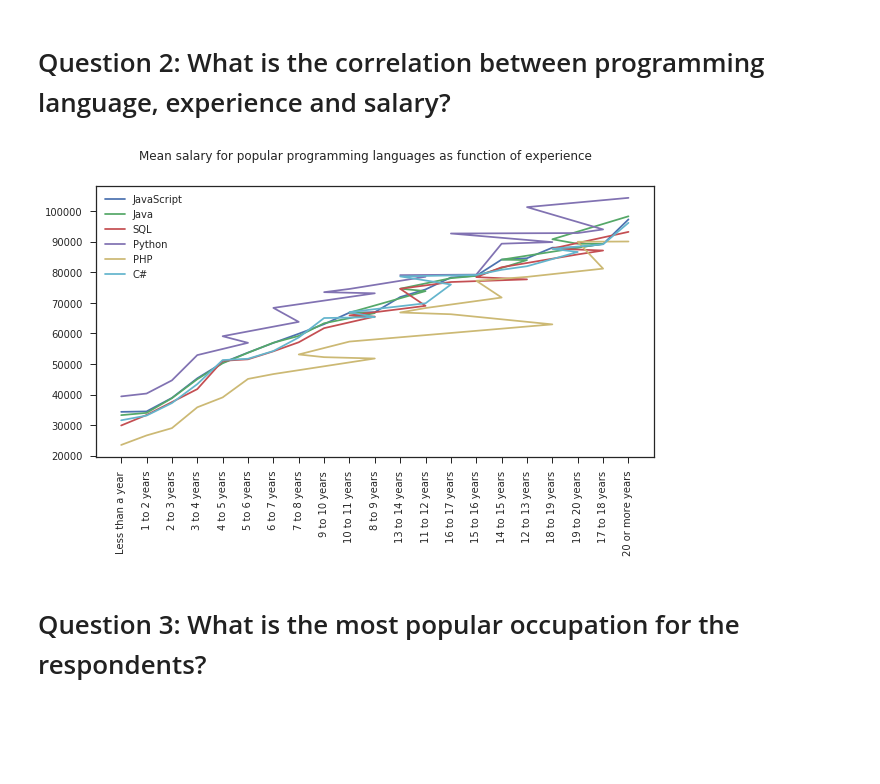
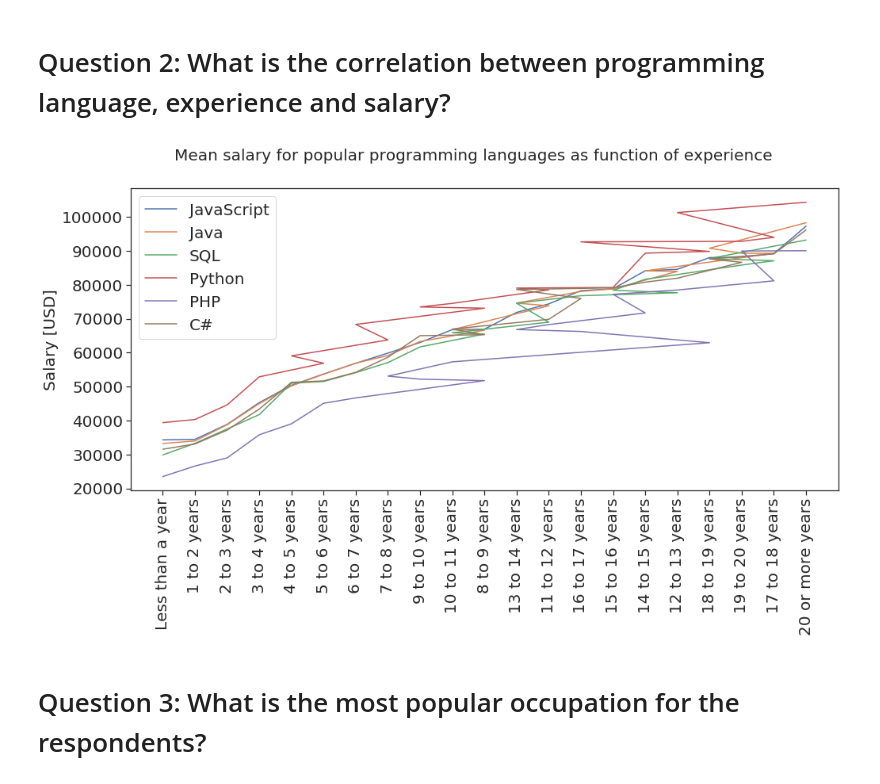
Before and after one commit to fertrevino/write_a_data_science_blog_post, a Jupyter notebook: analysis_data_stackoverflow.ipynb, the cells around one changed output. Saved outputs shown, nothing was run; the diff lists cells and outputs as text; code cells hidden in the pictures; blank space fills up the shorter version.

```diff
--- a/analysis_data_stackoverflow.ipynb
+++ b/analysis_data_stackoverflow.ipynb
@@ -76,32 +78,36 @@ create_langauage_chart('United States', results_public_usa)
 # Question 2: What is the correlation between programming language, experience and salary?
 # %%
 def create_salary_chart_for_language(language_list, results_dataframe):
-    fig, ax = plt.subplots(figsize=(10,5))
+    font_size = 20
+    fig, ax = plt.subplots(figsize=(16,7))
+    plt.ylabel('Salary [USD]', fontsize=font_size)
     for language in language_list:
         contains_language = results_dataframe['HaveWorkedLanguage'].str.contains(language)
         results_language = results_dataframe[contains_language]
         results_salary_experience = results_language[['Salary', 'YearsCodedJob']]
         mean_salary_for_experience = results_salary_experience.groupby('YearsCodedJob').agg('mean')
         mean_salary_for_experience = mean_salary_for_experience.sort_values(by=['Salary'])
         mean_salary_for_experience['YearsCodedJob'] = mean_salary_for_experience.index
         mean_salary_for_experience = dict(zip(mean_salary_for_experience.YearsCodedJob,mean_salary_for_experience.Salary))
         names = list(mean_salary_for_experience.keys())
         values = list(mean_salary_for_experience.values())
         ax.plot(names, values, label=language)
-        ax.legend(loc="upper left")
-        plt.xticks(names, names, rotation='vertical')
-        fig.suptitle('Mean salary for popular programming languages as function of experience')
+        ax.legend(loc="upper left", fontsize=font_size)
+        plt.xticks(names, names, rotation='vertical', fontsize=font_size)
+        plt.yticks(fontsize=font_size)
+        fig.suptitle('Mean salary for popular programming languages as function of experience', fontsize=font_size)
+        plt.savefig('resources/mean_salary_popular_language_for_experience' + '.png', bbox_inches='tight')
 
 results_experience_available = results_public.dropna(subset=['YearsCodedJob'])
 results_experience_and_language_available = results_experience_available.dropna(subset=['HaveWorkedLanguage'])
 results_experience_language_and_salary_available = results_experience_and_language_available.dropna(subset=['Salary'])
 results_experience_available['YearsCodedJob'].unique()
 results_experience_available['HaveWorkedLanguage'].str.contains('JavaScript')
 language_list = ["JavaScript", "Java", "SQL", "Python", "PHP", "C#"]
 
 create_salary_chart_for_language(language_list, results_experience_language_and_salary_available)
 # %% [output]
-[figure, old version]
+[figure, new version]
 # %% [markdown]
 # Question 3: What is the most popular occupation for the respondents?
 # %%
```
Also changed, not shown: parts of 1 cell of this notebook, 5 other files.
